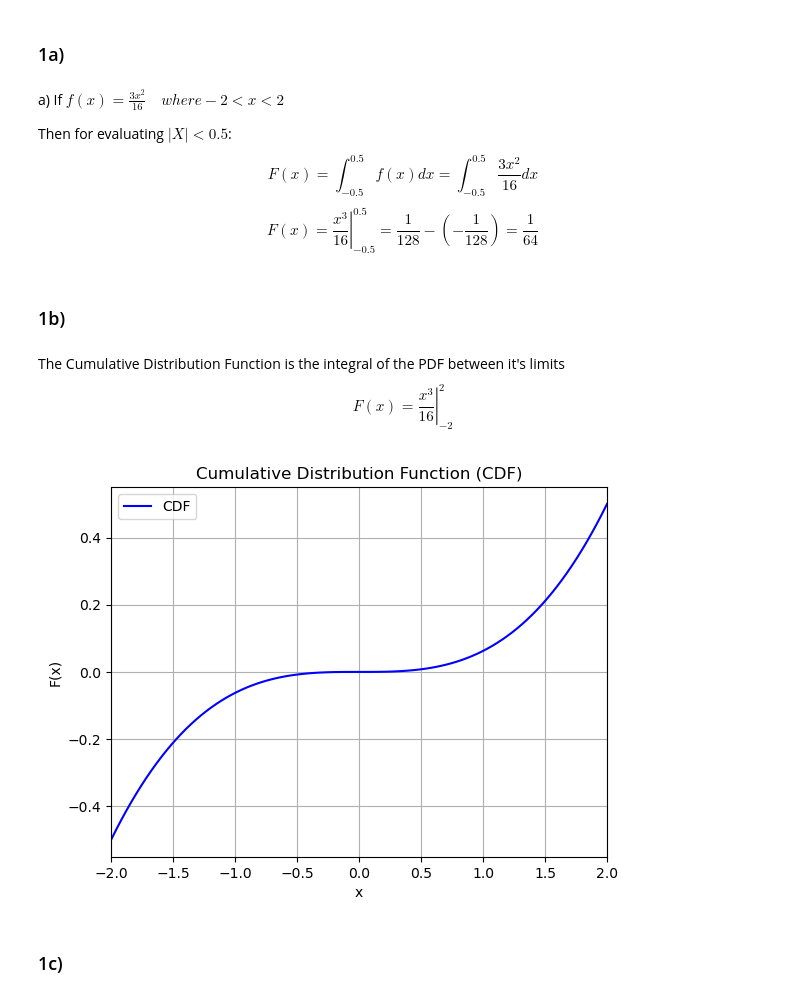
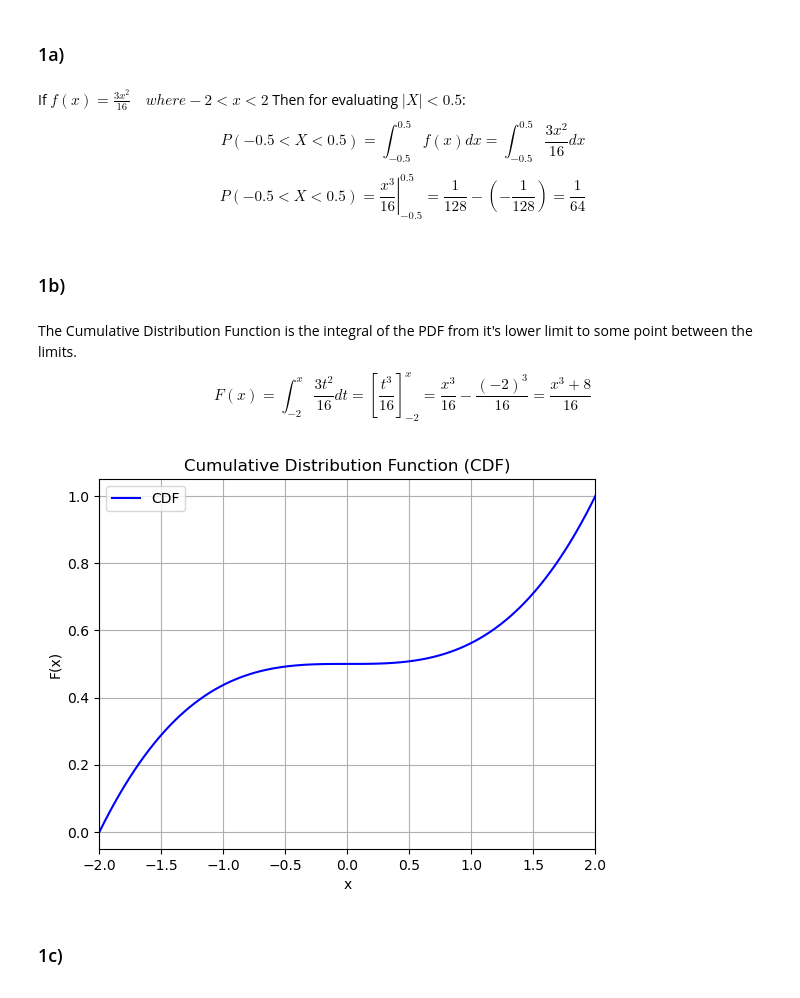
Before and after one commit to nweerasuriya/omscs, a Jupyter notebook: ISYE6420/unit_4/homework_2.ipynb, the cells around one changed output. Cells and saved outputs as stored; diff of their text form; code cells hidden in the pictures.

```diff
--- a/ISYE6420/unit_4/homework_2.ipynb
+++ b/ISYE6420/unit_4/homework_2.ipynb
@@ -5,40 +5,37 @@
 # %% [markdown]
 ### 1a)
 # %% [markdown]
-a) If  $f(x) = \frac{3x^2}{16} \quad where -2<x<2$
-
+If  $f(x) = \frac{3x^2}{16} \quad where -2<x<2$
 Then for evaluating $|X|<0.5$:
-$$F(x) = \int_{-0.5}^{0.5} f(x)dx = \int_{-0.5}^{0.5}\frac{3x^2}{16}dx$$
-$$\left. F(x)=\frac{x^3}{16} \right|_{-0.5}^{0.5} = \frac{1}{128}-(-\frac{1}{128})=\frac{1}{64}$$
+$$P(-0.5 < X < 0.5) = \int_{-0.5}^{0.5} f(x)dx = \int_{-0.5}^{0.5}\frac{3x^2}{16}dx$$
+$$\left. P(-0.5 < X < 0.5)=\frac{x^3}{16} \right|_{-0.5}^{0.5} = \frac{1}{128}-(-\frac{1}{128})=\frac{1}{64}$$
 # %% [markdown]
 ### 1b)
 # %% [markdown]
-The Cumulative Distribution Function is the integral of the PDF between it's limits
-$$
-F(x) = \left. \frac{x^3}{16} \right|_{-2}^{2}
-$$
+The Cumulative Distribution Function is the integral of the PDF from it's lower limit to some point between the limits.
+$$F(x) = \int_{-2}^{x} \frac{3t^2}{16} dt = \left[ \frac{t^3}{16} \right]_{-2}^{x} = \frac{x^3}{16} - \frac{(-2)^3}{16} = \frac{x^3 + 8}{16}$$
 # %%
 import matplotlib.pyplot as plt
 # Plot CDF
 limits = [-2, 2]
-function = lambda x: (x**3)/16
+function = lambda x: ((x**3)+8)/16
 
 def plot_cdf(func, x_limits, num_points=100):
     x = [x_limits[0] + i * (x_limits[1] - x_limits[0]) / (num_points - 1) for i in range(num_points)]
     y = [func(xi) for xi in x]
 
     plt.plot(x, y, label='CDF', color='blue')
     plt.title('Cumulative Distribution Function (CDF)')
     plt.xlabel('x')
     plt.ylabel('F(x)')
     plt.xlim(x_limits)
     plt.grid(True)
     plt.legend()
     plt.show()
 
 plot_cdf(function, limits)
 # %% [output]
-[figure, old version]
+[figure, new version]
 # %% [markdown]
 ### 1c)
 # %% [markdown]
```
Also changed, not shown: parts of 8 cells of this notebook, 2 other files.
